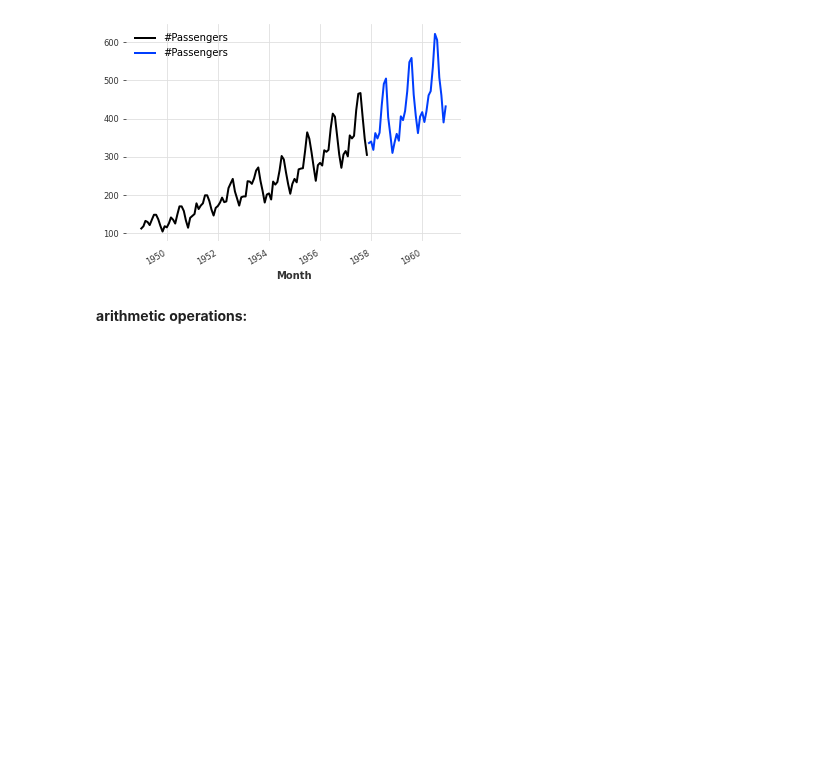
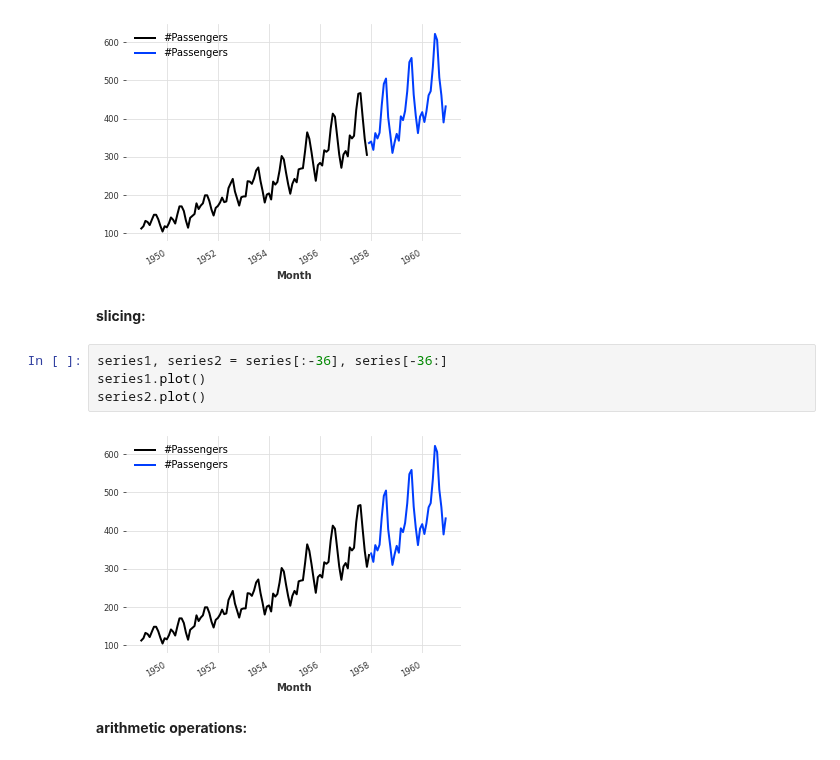
Before and after one commit to unit8co/darts, a Jupyter notebook: examples/00-quickstart.ipynb, the cells around one changed output. Drawn from its saved outputs; the diff is of its cells as text; blank space fills up the shorter version.

```diff
--- a/examples/00-quickstart.ipynb
+++ b/examples/00-quickstart.ipynb
@@ -74,6 +75,14 @@ series1.plot()
 series2.plot()
 # %% [output]
 [figure]
+# %% [markdown]
+**slicing:**
+# %%
+series1, series2 = series[:-36], series[-36:]
+series1.plot()
+series2.plot()
+# %% [output]
+[figure, added]
 # %% [markdown]
 **arithmetic operations:**
 # %%
```
Also changed, not shown: parts of 26 cells of this notebook.
